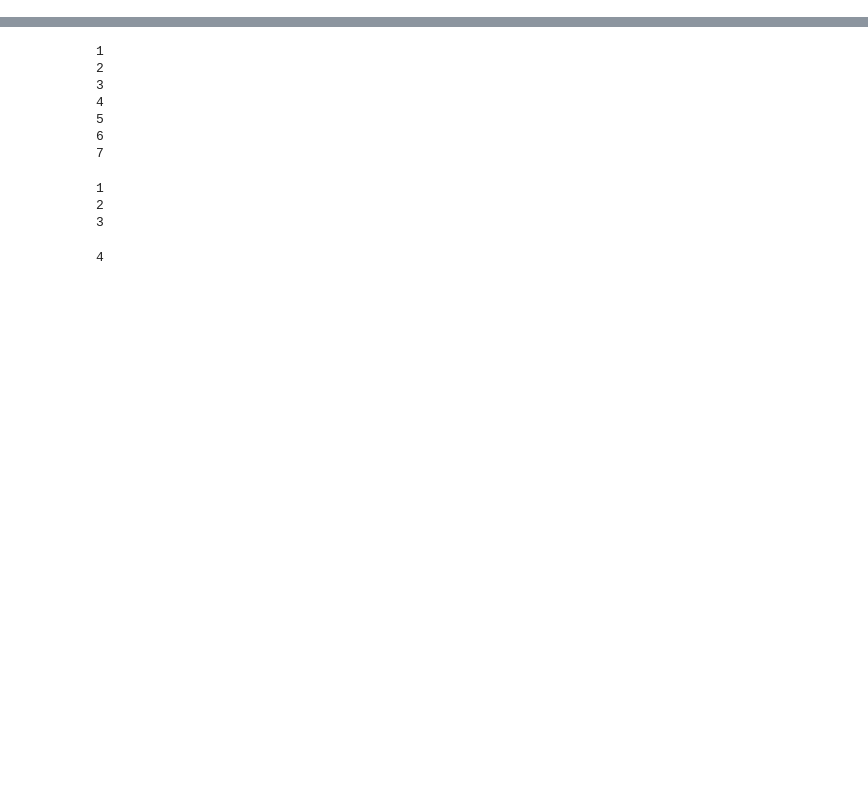
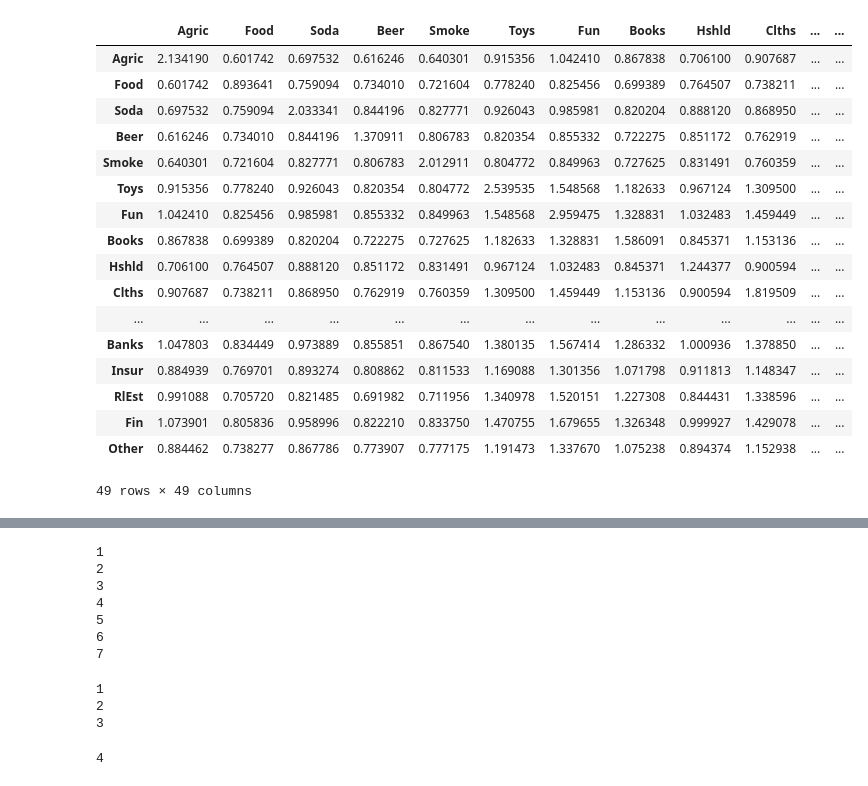
Before and after one commit to cvxgrp/cov_pred_finance, a Jupyter notebook: experiments/extensions/playground.ipynb, the cells around one changed output, grey strips where cells are left out. Cells and saved outputs as stored; diff of their text form; code cells hidden in the pictures; blank space fills up the shorter version.

```diff
--- a/experiments/extensions/playground.ipynb
+++ b/experiments/extensions/playground.ipynb
@@ -17,0 +165,21 @@ returns = 100*pd.read_csv("../data/returns_large_universe.csv", index_col=0, par
+# %%
+pd.DataFrame(F_em@F_em.T + np.diag(d_em))
+# %% [output]
+|  | Agric | Food | Soda | Beer | Smoke | Toys | Fun | Books | Hshld | Clths | ... | ... |
+| Agric | 2.134190 | 0.601742 | 0.697532 | 0.616246 | 0.640301 | 0.915356 | 1.042410 | 0.867838 | 0.706100 | 0.907687 | ... | ... |
+| Food | 0.601742 | 0.893641 | 0.759094 | 0.734010 | 0.721604 | 0.778240 | 0.825456 | 0.699389 | 0.764507 | 0.738211 | ... | ... |
+| Soda | 0.697532 | 0.759094 | 2.033341 | 0.844196 | 0.827771 | 0.926043 | 0.985981 | 0.820204 | 0.888120 | 0.868950 | ... | ... |
+| Beer | 0.616246 | 0.734010 | 0.844196 | 1.370911 | 0.806783 | 0.820354 | 0.855332 | 0.722275 | 0.851172 | 0.762919 | ... | ... |
+| Smoke | 0.640301 | 0.721604 | 0.827771 | 0.806783 | 2.012911 | 0.804772 | 0.849963 | 0.727625 | 0.831491 | 0.760359 | ... | ... |
+| Toys | 0.915356 | 0.778240 | 0.926043 | 0.820354 | 0.804772 | 2.539535 | 1.548568 | 1.182633 | 0.967124 | 1.309500 | ... | ... |
+| Fun | 1.042410 | 0.825456 | 0.985981 | 0.855332 | 0.849963 | 1.548568 | 2.959475 | 1.328831 | 1.032483 | 1.459449 | ... | ... |
+| Books | 0.867838 | 0.699389 | 0.820204 | 0.722275 | 0.727625 | 1.182633 | 1.328831 | 1.586091 | 0.845371 | 1.153136 | ... | ... |
+| Hshld | 0.706100 | 0.764507 | 0.888120 | 0.851172 | 0.831491 | 0.967124 | 1.032483 | 0.845371 | 1.244377 | 0.900594 | ... | ... |
+| Clths | 0.907687 | 0.738211 | 0.868950 | 0.762919 | 0.760359 | 1.309500 | 1.459449 | 1.153136 | 0.900594 | 1.819509 | ... | ... |
+| ... | ... | ... | ... | ... | ... | ... | ... | ... | ... | ... | ... | ... |
+| Banks | 1.047803 | 0.834449 | 0.973889 | 0.855851 | 0.867540 | 1.380135 | 1.567414 | 1.286332 | 1.000936 | 1.378850 | ... | ... |
+| Insur | 0.884939 | 0.769701 | 0.893274 | 0.808862 | 0.811533 | 1.169088 | 1.301356 | 1.071798 | 0.911813 | 1.148347 | ... | ... |
+| RlEst | 0.991088 | 0.705720 | 0.821485 | 0.691982 | 0.711956 | 1.340978 | 1.520151 | 1.227308 | 0.844431 | 1.338596 | ... | ... |
+| Fin | 1.073901 | 0.805836 | 0.958996 | 0.822210 | 0.833750 | 1.470755 | 1.679655 | 1.326348 | 0.999927 | 1.429078 | ... | ... |
+| Other | 0.884462 | 0.738277 | 0.867786 | 0.773907 | 0.777175 | 1.191473 | 1.337670 | 1.075238 | 0.894374 | 1.152938 | ... | ... |
+49 rows × 49 columns
```
Also changed, not shown: parts of 32 cells of this notebook, 21 other files.
